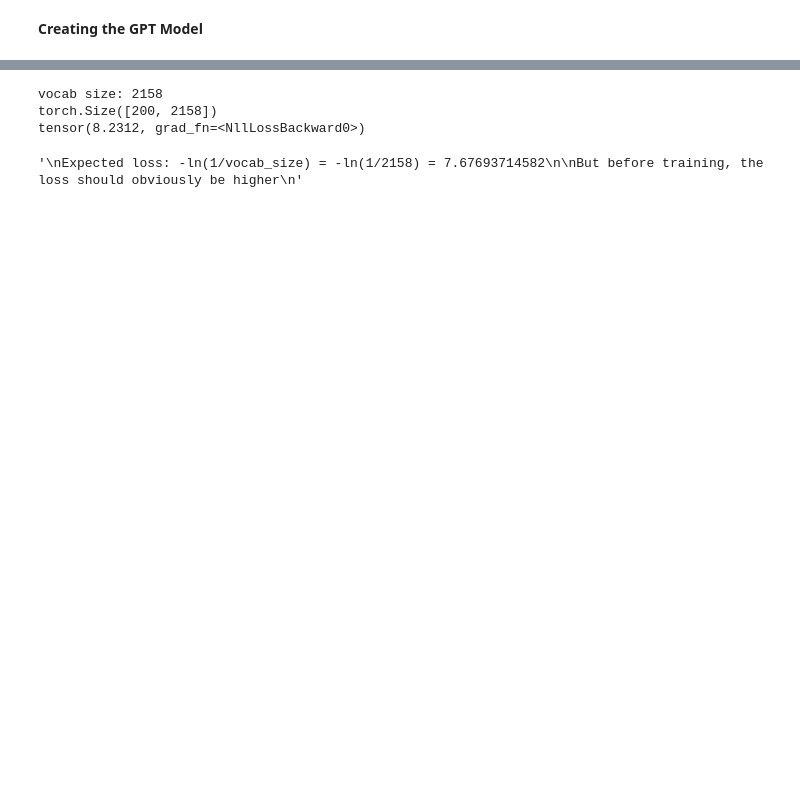
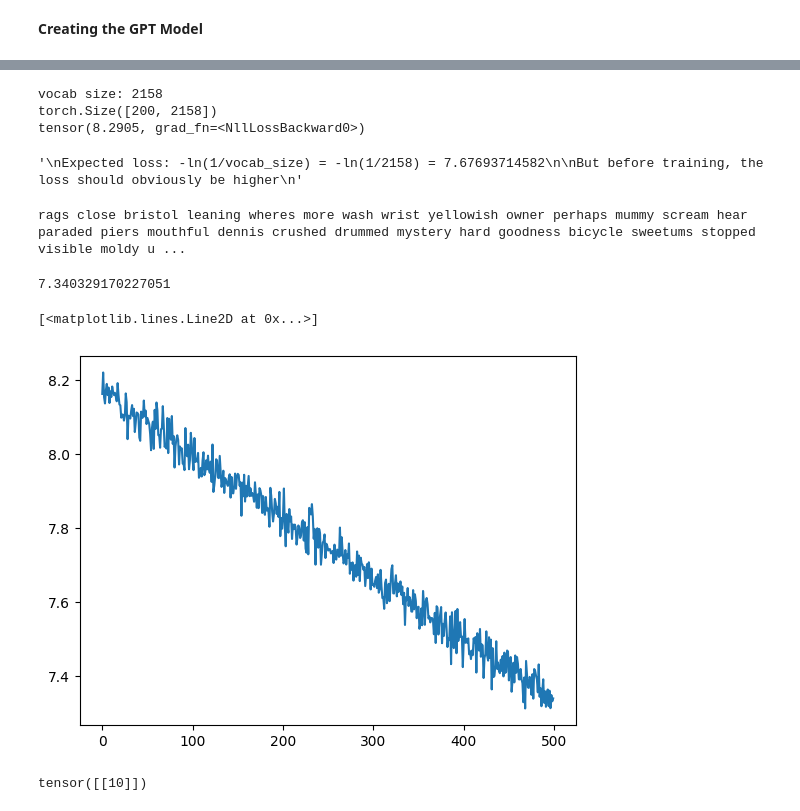
Before and after one commit to TheodoredaCunha/Homemade-GPT-Model, a Jupyter notebook: GPT.ipynb, the cells around one changed output, grey strips where cells are left out. Cells and saved outputs as stored; diff of their text form; code cells hidden in the pictures; blank space fills up the shorter version.

Commit message:
Drew Loss Graph

```diff
--- a/GPT.ipynb
+++ b/GPT.ipynb
@@ -123,21 +123,41 @@ tensor([[1499, 1298,  123,  603,  188, 1499,  804,  123, 1164,  927,   88,  418,
 # %%
+torch.manual_seed(1337)
+
 #Creating a Bigram Model
 class BigramModel(nn.Module): #Bigram Model that is a child of PyTorch's Module Class
   def __init__(self, vocab_size):
     super().__init__()
     self.embedding = nn.Embedding(vocab_size, vocab_size) #lookup table
 
-  def forward(self, input, target):
+  def forward(self, input, target = None):
       logits = self.embedding(input) #make predictions --> ouputs a (B, T, C) tensor
 
-      #reshaping logits and target to match the required shape by pytorch
-      B, T, C = logits.shape
-      logits = logits.view(B*T, C)
-      target = target.view(B*T)
+      if target == None:
+          loss = None
+      else:
+        #reshaping logits and target to match the required shape by pytorch
+        B, T, C = logits.shape
+        logits = logits.view(B*T, C)
+        target = target.view(B*T)
 
-      loss = F.cross_entropy(logits, target) #calculate log-likelihood loss
+        loss = F.cross_entropy(logits, target) #calculate log-likelihood loss
 
       return logits, loss
+
+  def generate(self, idx, max_new_tokens):
+    # idx is (B, T) array of indices in the current context
+    for i in range(max_new_tokens):
+      # get the predictions
+      logits, loss = self(idx)
+      # focus only on the last time step
+      logits = logits[:, -1, :] # becomes (B, C) ; takes the last element in the T dimension
+      # apply softmax to get probabilities
+      probs = F.softmax(logits, dim=-1) # (B, C)
+      # sample from the distribution
+      idx_next = torch.multinomial(probs, num_samples=1) # (B, 1)
+      # append sampled index to the running sequence
+      idx = torch.cat((idx, idx_next), dim=1) # (B, T+1)
+    return idx
 
 vocab_size = len(VOCAB_SET)
 print("vocab size: {}".format(vocab_size))
@@ -146,6 +166,7 @@ logits, loss = m(x_1, y_1)
 print(logits.shape)
 print(loss)
 
+
 '''
 Expected loss: -ln(1/vocab_size) = -ln(1/2158) = 7.67693714582
 
@@ -154,5 +175,50 @@ But before training, the loss should obviously be higher
 # %% [output]
 vocab size: 2158
 torch.Size([200, 2158])
-tensor(8.2312, grad_fn=<NllLossBackward0>)
+tensor(8.2905, grad_fn=<NllLossBackward0>)
 '\nExpected loss: -ln(1/vocab_size) = -ln(1/2158) = 7.67693714582\n\nBut before training, the loss should obviously be higher\n'
+# %%
+def decode(encoded): #function to map id to word in the vocab dictionary
+  VOCAB_DICTIONARY_INV = {v: k for k, v in VOCAB_DICTIONARY.items()} #inverting vocabulary dictionary
+  output = ""
+  for i in encoded:
+    output += VOCAB_DICTIONARY_INV[i] + " "
+
+  return output
+
+encoded_ouput = m.generate(idx = torch.zeros((1, 1), dtype=torch.long), max_new_tokens=100)[0].tolist()
+output = decode(encoded_ouput)
+print(output)
+# %% [output]
+rags close bristol leaning wheres more wash wrist yellowish owner perhaps mummy scream hear paraded piers mouthful dennis crushed drummed mystery hard goodness bicycle sweetums stopped visible moldy u ...
+# %%
+optimizer = torch.optim.AdamW(m.parameters(), lr=1e-3) #Using the Adam Optimizer
+batch_size = 32
+loss_history = []
+for steps in range(500): # increase number of steps for good results...
+
+    # sample a batch of data
+    xb, yb = get_batches(training[0])
+
+    # evaluate the loss
+    logits, loss = m(xb, yb)
+    loss_history.append(loss.item())
+    optimizer.zero_grad(set_to_none=True)
+    loss.backward()
+    optimizer.step()
+
+print(loss.item())
+# %% [output]
+7.340329170227051
+# %%
+import matplotlib.pyplot as plt
+plt.plot(loss_history)
+# %% [output]
+[<matplotlib.lines.Line2D at 0x...>]
+[figure, added]
+# %%
+input = torch.ones((1, 1), dtype=torch.long)
+input = input * 10
+print(input)
+# %% [output]
+tensor([[10]])
```
Also changed, not shown: parts of 3 cells of this notebook.
